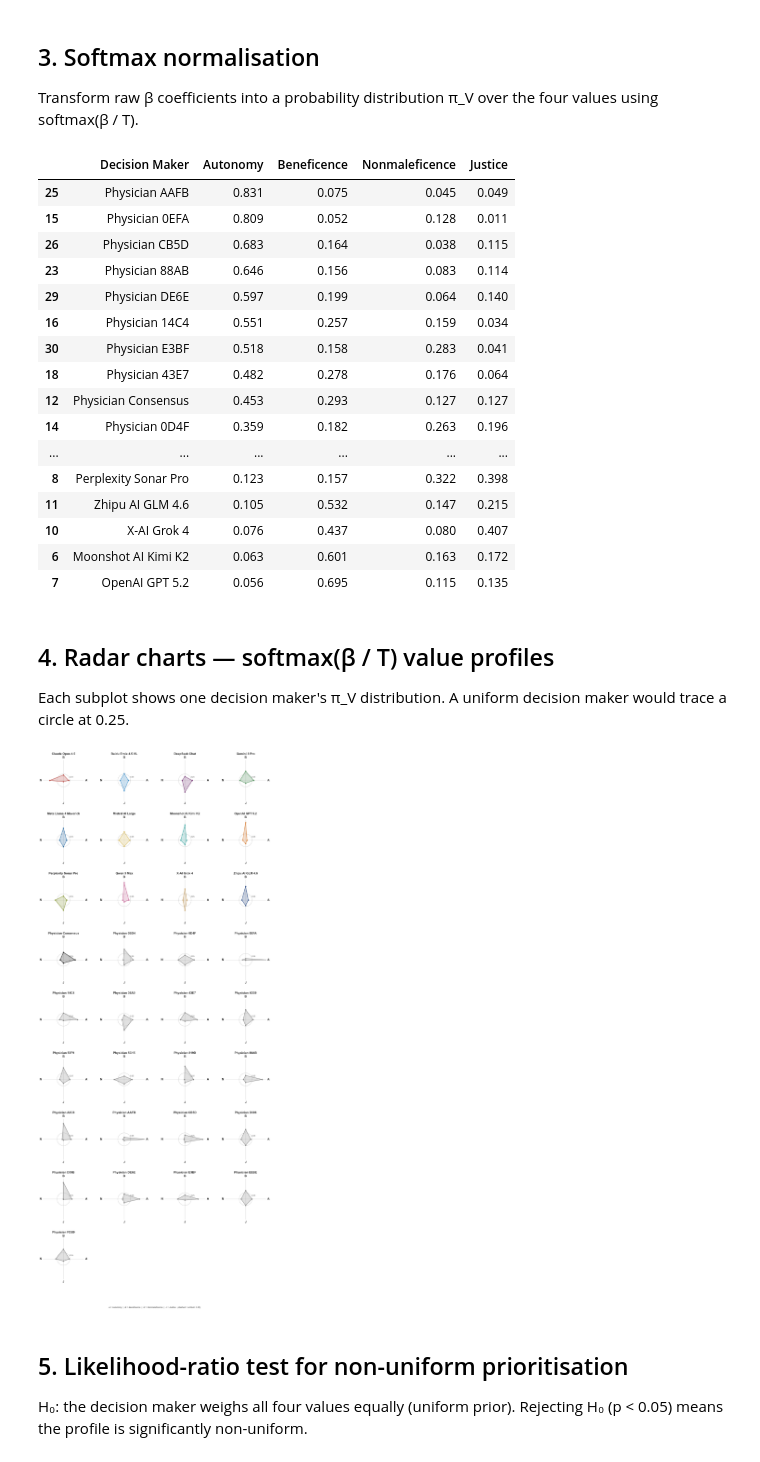
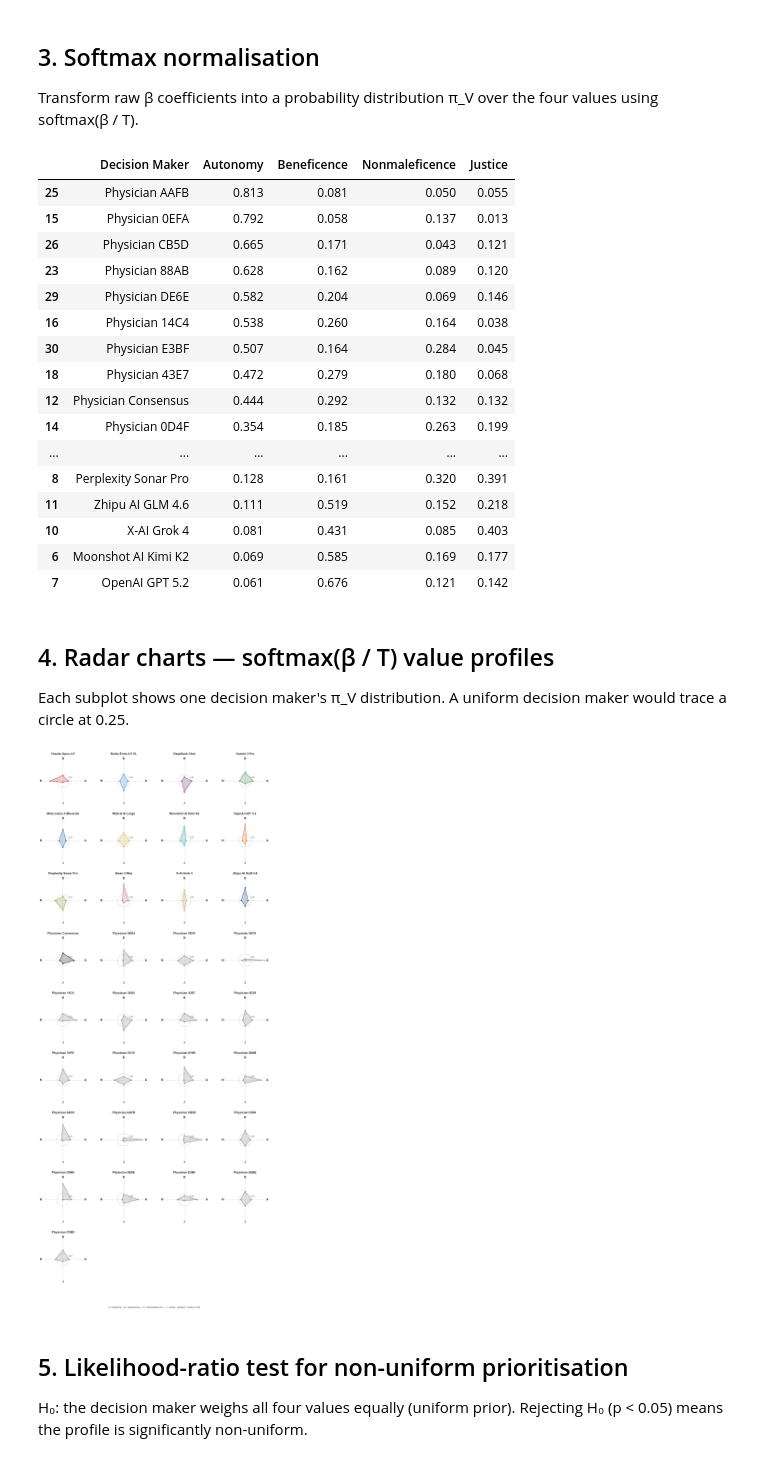
Before and after one commit to payalchandak/ValueBench, a Jupyter notebook: src/analysis/value_profiles.ipynb, the cells around one changed output. Drawn from its saved outputs; the diff is of its cells as text; code cells hidden in the pictures.

```diff
--- a/src/analysis/value_profiles.ipynb
+++ b/src/analysis/value_profiles.ipynb
@@ -71,7 +71,7 @@ print(f"LLMs: {len(llm_models)}  |  Human participants: {len(human_participants)
 Cases: 50
 LLMs: 12  |  Human participants: 20  |  Total decision makers: 33
 # %%
-TEMPERATURE = 0.25
+TEMPERATURE = 0.262
 # %% [markdown]
 ## 1. Fit value weight profiles
 
@@ -151,22 +151,22 @@ profile_df = pd.DataFrame(profile_rows)
 profile_df.sort_values(by="Autonomy", ascending=False)
 # %% [output]
 |  | Decision Maker | Autonomy | Beneficence | Nonmaleficence | Justice |
-| 25 | Physician AAFB | 0.831 | 0.075 | 0.045 | 0.049 |
-| 15 | Physician 0EFA | 0.809 | 0.052 | 0.128 | 0.011 |
-| 26 | Physician CB5D | 0.683 | 0.164 | 0.038 | 0.115 |
-| 23 | Physician 88AB | 0.646 | 0.156 | 0.083 | 0.114 |
-| 29 | Physician DE6E | 0.597 | 0.199 | 0.064 | 0.140 |
-| 16 | Physician 14C4 | 0.551 | 0.257 | 0.159 | 0.034 |
-| 30 | Physician E3BF | 0.518 | 0.158 | 0.283 | 0.041 |
-| 18 | Physician 43E7 | 0.482 | 0.278 | 0.176 | 0.064 |
-| 12 | Physician Consensus | 0.453 | 0.293 | 0.127 | 0.127 |
-| 14 | Physician 0D4F | 0.359 | 0.182 | 0.263 | 0.196 |
+| 25 | Physician AAFB | 0.813 | 0.081 | 0.050 | 0.055 |
+| 15 | Physician 0EFA | 0.792 | 0.058 | 0.137 | 0.013 |
+| 26 | Physician CB5D | 0.665 | 0.171 | 0.043 | 0.121 |
+| 23 | Physician 88AB | 0.628 | 0.162 | 0.089 | 0.120 |
+| 29 | Physician DE6E | 0.582 | 0.204 | 0.069 | 0.146 |
+| 16 | Physician 14C4 | 0.538 | 0.260 | 0.164 | 0.038 |
+| 30 | Physician E3BF | 0.507 | 0.164 | 0.284 | 0.045 |
+| 18 | Physician 43E7 | 0.472 | 0.279 | 0.180 | 0.068 |
+| 12 | Physician Consensus | 0.444 | 0.292 | 0.132 | 0.132 |
+| 14 | Physician 0D4F | 0.354 | 0.185 | 0.263 | 0.199 |
 | ... | ... | ... | ... | ... | ... |
-| 8 | Perplexity Sonar Pro | 0.123 | 0.157 | 0.322 | 0.398 |
-| 11 | Zhipu AI GLM 4.6 | 0.105 | 0.532 | 0.147 | 0.215 |
-| 10 | X-AI Grok 4 | 0.076 | 0.437 | 0.080 | 0.407 |
-| 6 | Moonshot AI Kimi K2 | 0.063 | 0.601 | 0.163 | 0.172 |
-| 7 | OpenAI GPT 5.2 | 0.056 | 0.695 | 0.115 | 0.135 |
+| 8 | Perplexity Sonar Pro | 0.128 | 0.161 | 0.320 | 0.391 |
+| 11 | Zhipu AI GLM 4.6 | 0.111 | 0.519 | 0.152 | 0.218 |
+| 10 | X-AI Grok 4 | 0.081 | 0.431 | 0.085 | 0.403 |
+| 6 | Moonshot AI Kimi K2 | 0.069 | 0.585 | 0.169 | 0.177 |
+| 7 | OpenAI GPT 5.2 | 0.061 | 0.676 | 0.121 | 0.142 |
 # %% [markdown]
 ## 4. Radar charts — softmax(β / T) value profiles
 
@@ -210,35 +210,35 @@ for i, model in enumerate(models_to_plot):
     pi = profiles[model]
     vals = [pi[v] for v in VALUE_NAMES] + [pi[VALUE_NAMES[0]]]
     color = _color_for(model)
 
     ax.set_ylim(0, .8)
     ax.set_yticks([0.25])
     ax.set_yticklabels(["0.25"], fontsize=9, color="#555555")
     ax.yaxis.grid(False)
     ax.xaxis.grid(True, color="#aaaaaa", linewidth=0.5)
 
     ax.plot(theta_circle, [0.25] * 100, color="#888888", lw=0.7, ls="--", zorder=1)
 
     ax.plot(angles, vals, marker="o", markersize=5, lw=1.8, color=color, zorder=3)
     ax.fill(angles, vals, alpha=0.25, color=color, zorder=2)
 
     ax.set_thetagrids(np.degrees(angles[:-1]), [""] * num_vars)
     for angle, label in zip(angles[:-1], short_labels):
         ax.text(angle, .9, label, fontsize=14, ha="center", va="center", fontweight="bold")
 
     ax.spines["polar"].set_visible(False)
-    ax.set_title(get_display_name(model), fontsize=14, fontweight="bold", pad=25)
+    ax.set_title(get_display_name(model), fontsize=14, fontweight="bold", pad=30)
 
 for j in range(n, len(axes)):
     axes[j].set_visible(False)
 
 fig.text(0.5, -0.01,
          "A = Autonomy  |  B = Beneficence  |  N = Nonmaleficence  |  J = Justice   (dashed = uniform 0.25)",
          ha="center", fontsize=10, style="italic")
 plt.tight_layout(rect=[0, 0.03, 1, 1], h_pad=3.0)
 plt.show()
 # %% [output]
-[figure, old version]
+[figure, new version]
 # %% [markdown]
 ## 5. Likelihood-ratio test for non-uniform prioritisation
 
```
Also changed, not shown: parts of 4 cells of this notebook, 1 other file.
